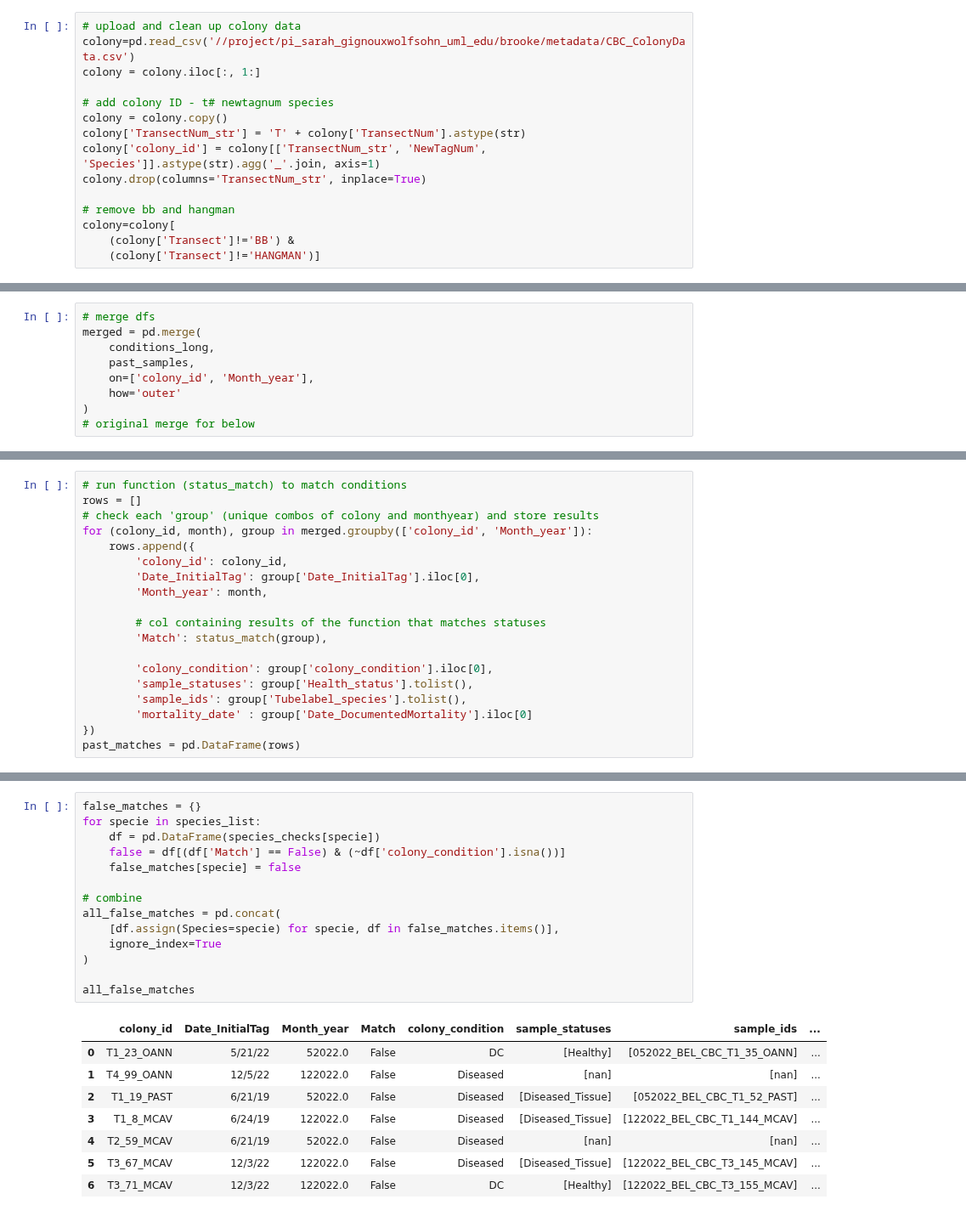
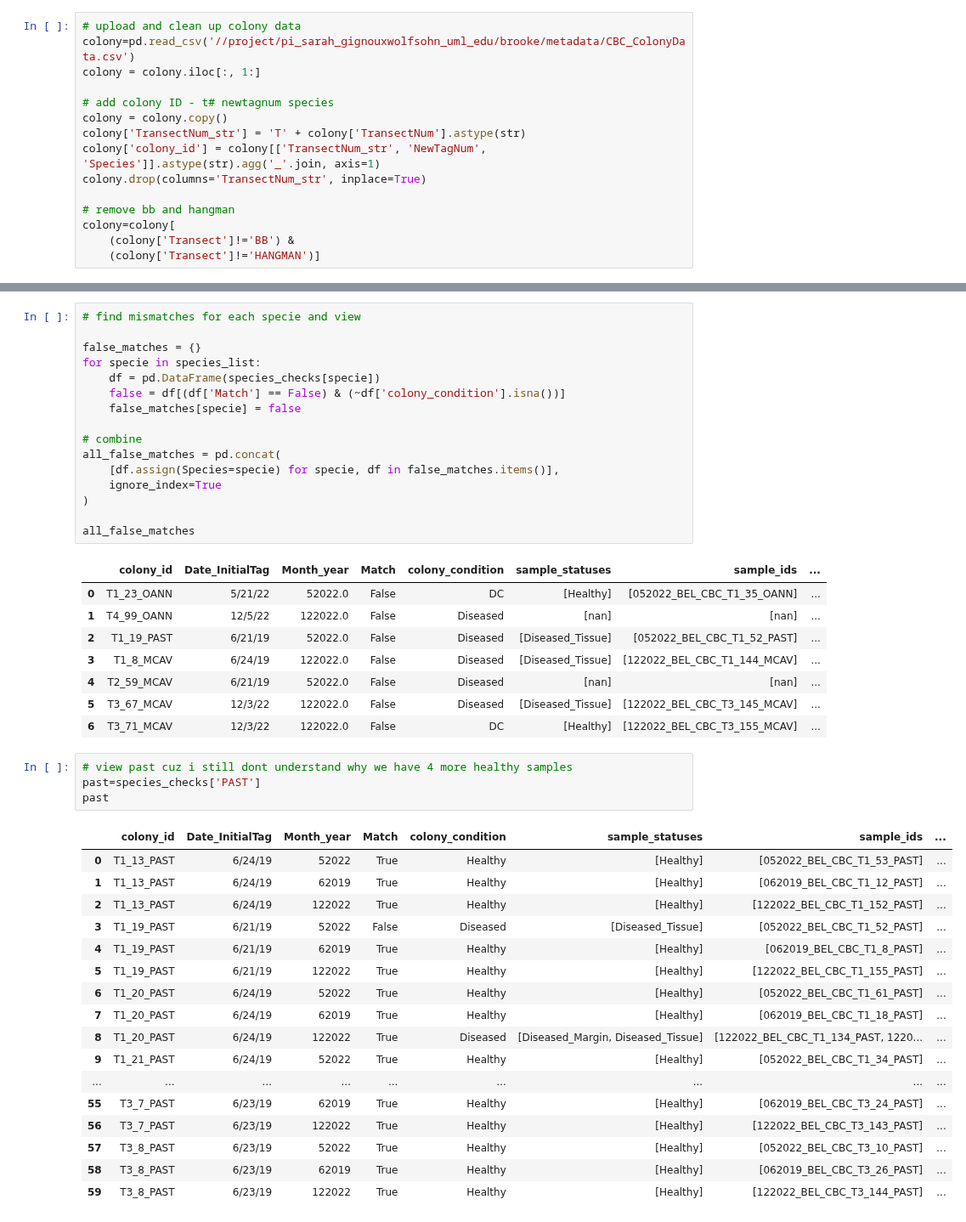
Before and after one commit to brookewicz/CBC_metagenomics, a Jupyter notebook: all_sctld/sample_lists.ipynb, the cells around one changed output, grey strips where cells are left out. Shown at 85% size. Drawn from its saved outputs; the diff is of its cells as text.

Commit message:
calculate missing past samples

```diff
--- a/all_sctld/sample_lists.ipynb
+++ b/all_sctld/sample_lists.ipynb
@@ -794,10 +800 @@ past_colony=colony[colony['Species']=="PAST"]
-# %%
-# merge dfs
-merged = pd.merge(
-    conditions_long,
-    past_samples,
-    on=['colony_id', 'Month_year'],
-    how='outer'
-)
-# original merge for below
 # %%
@@ -848,22 +819,3 @@ def status_match(group):
 
     else:
         return False
-# %%
-# run function (status_match) to match conditions
-rows = []
-# check each 'group' (unique combos of colony and monthyear) and store results
-for (colony_id, month), group in merged.groupby(['colony_id', 'Month_year']):
-    rows.append({
-        'colony_id': colony_id,
-        'Date_InitialTag': group['Date_InitialTag'].iloc[0],
-        'Month_year': month,
-
-        # col containing results of the function that matches statuses
-        'Match': status_match(group),
-
-        'colony_condition': group['colony_condition'].iloc[0],
-        'sample_statuses': group['Health_status'].tolist(),
-        'sample_ids': group['Tubelabel_species'].tolist(),
-        'mortality_date' : group['Date_DocumentedMortality'].iloc[0]
-})
-past_matches = pd.DataFrame(rows)
@@ -925,6 +870,8 @@ for specie in species_list:
     # store sp checks in dict
     species_checks[specie]=pd.DataFrame(checks)
 # %%
+# find mismatches for each specie and view
+
 false_matches = {}
 for specie in species_list:
     df = pd.DataFrame(species_checks[specie])
@@ -947,3 +894,25 @@ all_false_matches
 | 4 | T2_59_MCAV | 6/21/19 | 52022.0 | False | Diseased | [nan] | [nan] | ... |
 | 5 | T3_67_MCAV | 12/3/22 | 122022.0 | False | Diseased | [Diseased_Tissue] | [122022_BEL_CBC_T3_145_MCAV] | ... |
 | 6 | T3_71_MCAV | 12/3/22 | 122022.0 | False | DC | [Healthy] | [122022_BEL_CBC_T3_155_MCAV] | ... |
+# %%
+# view past cuz i still dont understand why we have 4 more healthy samples
+past=species_checks['PAST']
+past
+# %% [output]
+|  | colony_id | Date_InitialTag | Month_year | Match | colony_condition | sample_statuses | sample_ids | ... |
+| 0 | T1_13_PAST | 6/24/19 | 52022 | True | Healthy | [Healthy] | [052022_BEL_CBC_T1_53_PAST] | ... |
+| 1 | T1_13_PAST | 6/24/19 | 62019 | True | Healthy | [Healthy] | [062019_BEL_CBC_T1_12_PAST] | ... |
+| 2 | T1_13_PAST | 6/24/19 | 122022 | True | Healthy | [Healthy] | [122022_BEL_CBC_T1_152_PAST] | ... |
+| 3 | T1_19_PAST | 6/21/19 | 52022 | False | Diseased | [Diseased_Tissue] | [052022_BEL_CBC_T1_52_PAST] | ... |
+| 4 | T1_19_PAST | 6/21/19 | 62019 | True | Healthy | [Healthy] | [062019_BEL_CBC_T1_8_PAST] | ... |
+| 5 | T1_19_PAST | 6/21/19 | 122022 | True | Healthy | [Healthy] | [122022_BEL_CBC_T1_155_PAST] | ... |
+| 6 | T1_20_PAST | 6/24/19 | 52022 | True | Healthy | [Healthy] | [052022_BEL_CBC_T1_61_PAST] | ... |
+| 7 | T1_20_PAST | 6/24/19 | 62019 | True | Healthy | [Healthy] | [062019_BEL_CBC_T1_18_PAST] | ... |
+| 8 | T1_20_PAST | 6/24/19 | 122022 | True | Diseased | [Diseased_Margin, Diseased_Tissue] | [122022_BEL_CBC_T1_134_PAST, 1220... | ... |
+| 9 | T1_21_PAST | 6/24/19 | 52022 | True | Healthy | [Healthy] | [052022_BEL_CBC_T1_34_PAST] | ... |
+| ... | ... | ... | ... | ... | ... | ... | ... | ... |
+| 55 | T3_7_PAST | 6/23/19 | 62019 | True | Healthy | [Healthy] | [062019_BEL_CBC_T3_24_PAST] | ... |
+| 56 | T3_7_PAST | 6/23/19 | 122022 | True | Healthy | [Healthy] | [122022_BEL_CBC_T3_143_PAST] | ... |
+| 57 | T3_8_PAST | 6/23/19 | 52022 | True | Healthy | [Healthy] | [052022_BEL_CBC_T3_10_PAST] | ... |
+| 58 | T3_8_PAST | 6/23/19 | 62019 | True | Healthy | [Healthy] | [062019_BEL_CBC_T3_26_PAST] | ... |
+| 59 | T3_8_PAST | 6/23/19 | 122022 | True | Healthy | [Healthy] | [122022_BEL_CBC_T3_144_PAST] | ... |
```
Also changed, not shown: parts of 17 cells of this notebook.
